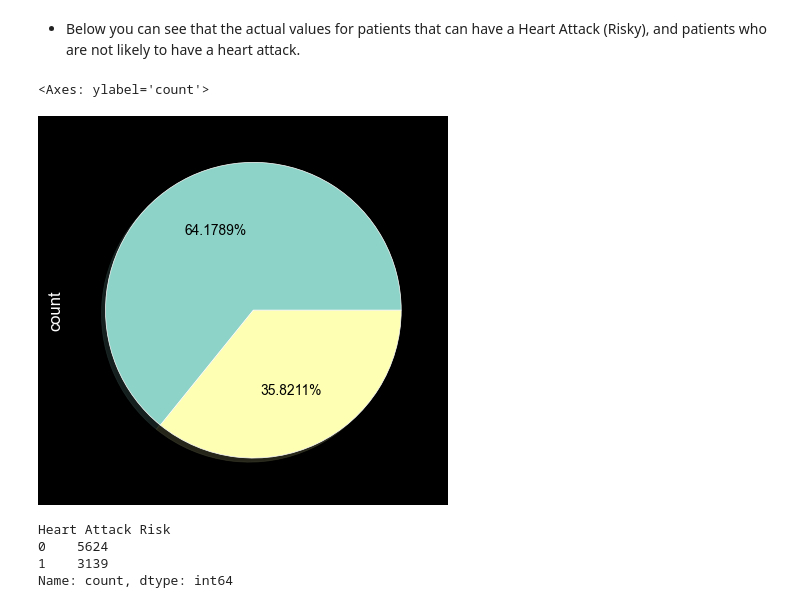
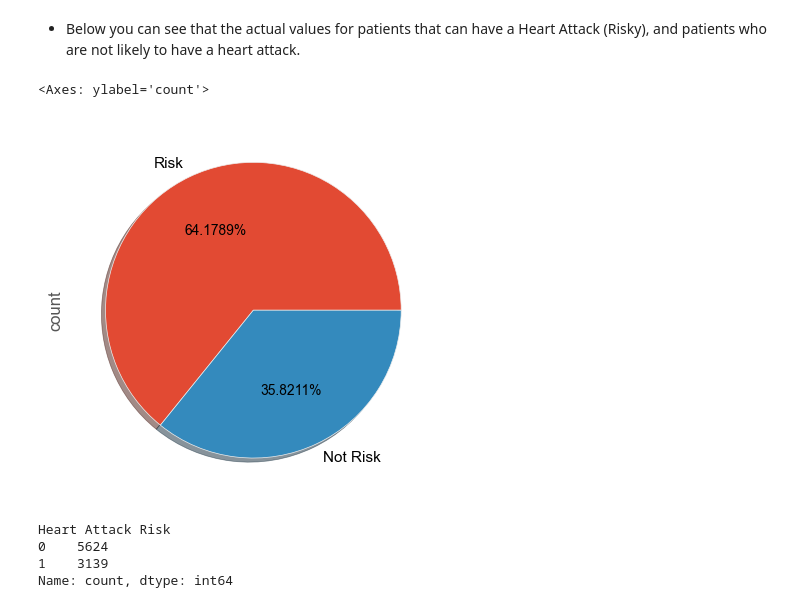
Before and after one commit to alperrkilic/heart-attack-prediction, a Jupyter notebook: heart-attack-prediction.ipynb, the cells around one changed output. Saved outputs shown, nothing was run; the diff lists cells and outputs as text; code cells hidden in the pictures.

```diff
--- a/heart-attack-prediction.ipynb
+++ b/heart-attack-prediction.ipynb
@@ -643,10 +643,12 @@ All features are cleaned, now let's head to the visualization part.
 # %% [markdown]
 * Below you can see that the actual values for patients that can have a Heart Attack (Risky), and patients who are not likely to have a heart attack.
 # %%
+plt.style.use('ggplot')
+
 df['Heart Attack Risk'].value_counts().plot.pie(autopct="%1.4f%%",labels=["Risk","Not Risk"], shadow=True,textprops={'color': 'black'})
 # %% [output]
 <Axes: ylabel='count'>
-[figure, old version]
+[figure, new version]
 # %%
 df['Heart Attack Risk'].value_counts()
 # %% [output]
```
Also changed, not shown: parts of 3 cells of this notebook.
